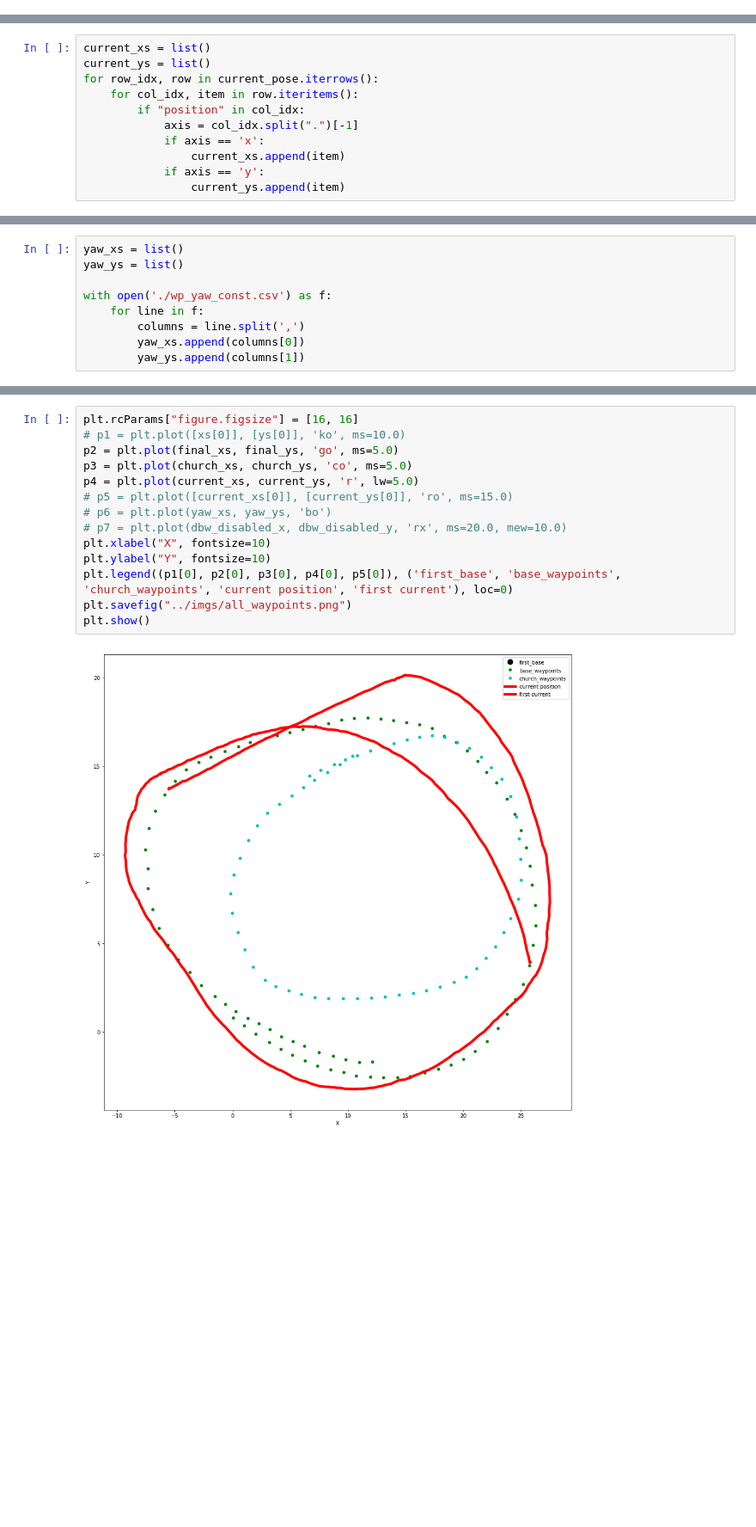
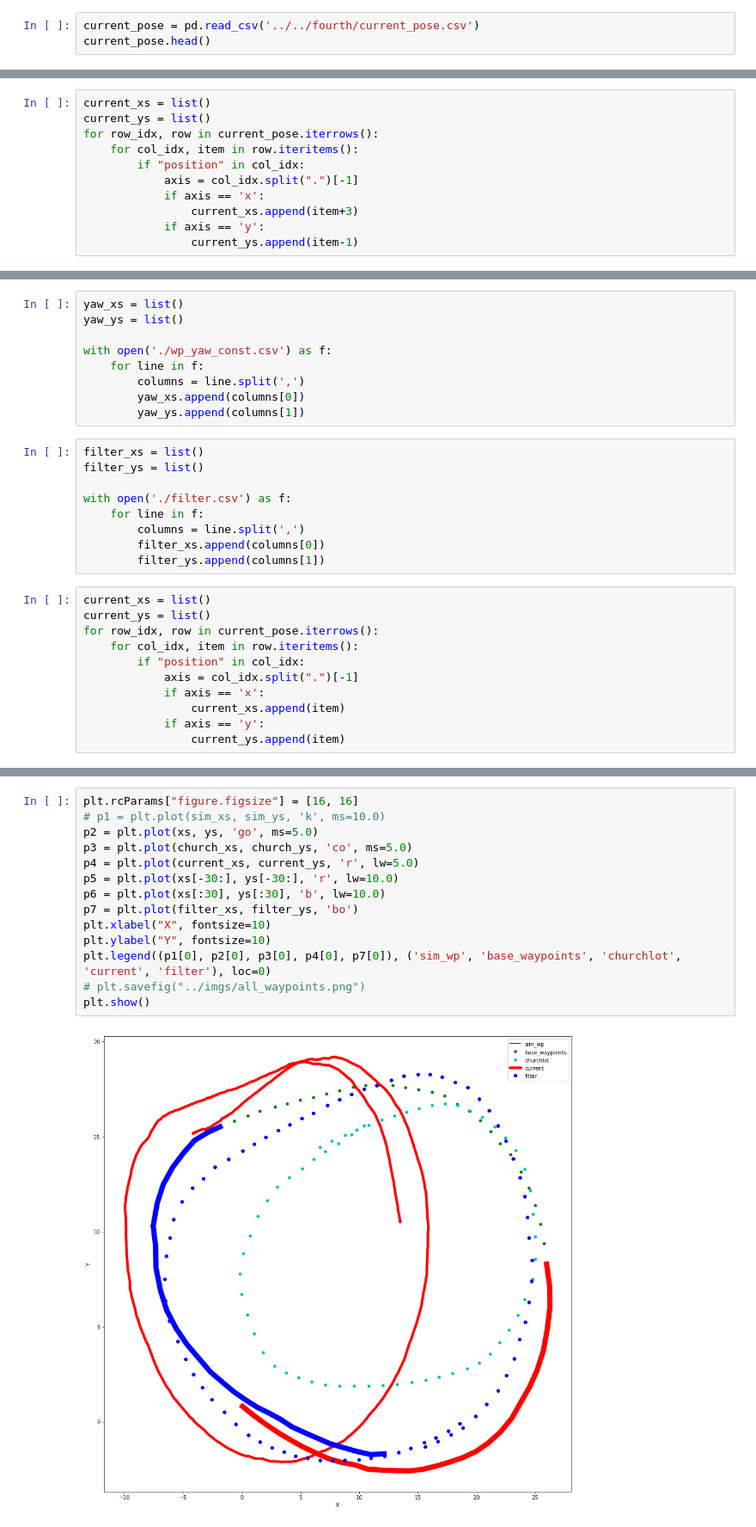
Before and after one commit to andre-froehlich/CarND-Capstone, a Jupyter notebook: data/AnalyzeThirdSubmission.ipynb, the cells around one changed output, grey strips where cells are left out. Shown at 86% size. Cells and saved outputs as stored; diff of their text form; blank space fills up the shorter version.

```diff
--- a/data/AnalyzeThirdSubmission.ipynb
+++ b/data/AnalyzeThirdSubmission.ipynb
@@ -55,0 +155,3 @@ current_pose.head()
+# %%
+current_pose = pd.read_csv('../../fourth/current_pose.csv')
+current_pose.head()
@@ -61,9 +170,9 @@ for row_idx, row in current_pose.iterrows():
         if "position" in col_idx:
             axis = col_idx.split(".")[-1]
             if axis == 'x':
-                current_xs.append(item)
+                current_xs.append(item+3)
             if axis == 'y':
-                current_ys.append(item)
+                current_ys.append(item-1)
 # %%
 dbw_disabled_x, dbw_disabled_y = [11.4271707535, 24.612859726, -1.64931535721, 24.612859726], [19.2077579498, 6.67189359665, 1.00634908676, 6.67189359665]
 dbw_enabled_x, dbw_enabled_y = [-5.48328542709, 25.0346069336, -6.22795438766], [13.7435131073, 2.02203655243, 14.5692100525]
@@ -104,3 +218,23 @@ with open('./wp_yaw_const.csv') as f:
         columns = line.split(',')
         yaw_xs.append(columns[0])
         yaw_ys.append(columns[1])
+# %%
+filter_xs = list()
+filter_ys = list()
+
+with open('./filter.csv') as f:
+    for line in f:
+        columns = line.split(',')
+        filter_xs.append(columns[0])
+        filter_ys.append(columns[1])
+# %%
+current_xs = list()
+current_ys = list()
+for row_idx, row in current_pose.iterrows():
+    for col_idx, item in row.iteritems():
+        if "position" in col_idx:
+            axis = col_idx.split(".")[-1]
+            if axis == 'x':
+                current_xs.append(item)
+            if axis == 'y':
+                current_ys.append(item)
@@ -107,16 +254,16 @@ with open('./wp_yaw_const.csv') as f:
 # %%
 plt.rcParams["figure.figsize"] = [16, 16]
-# p1 = plt.plot([xs[0]], [ys[0]], 'ko', ms=10.0)
-p2 = plt.plot(final_xs, final_ys, 'go', ms=5.0)
+# p1 = plt.plot(sim_xs, sim_ys, 'k', ms=10.0)
+p2 = plt.plot(xs, ys, 'go', ms=5.0)
 p3 = plt.plot(church_xs, church_ys, 'co', ms=5.0)
 p4 = plt.plot(current_xs, current_ys, 'r', lw=5.0)
-# p5 = plt.plot([current_xs[0]], [current_ys[0]], 'ro', ms=15.0)
-# p6 = plt.plot(yaw_xs, yaw_ys, 'bo')
-# p7 = plt.plot(dbw_disabled_x, dbw_disabled_y, 'rx', ms=20.0, mew=10.0)
+p5 = plt.plot(xs[-30:], ys[-30:], 'r', lw=10.0)
+p6 = plt.plot(xs[:30], ys[:30], 'b', lw=10.0)
+p7 = plt.plot(filter_xs, filter_ys, 'bo')
 plt.xlabel("X", fontsize=10)
 plt.ylabel("Y", fontsize=10)
-plt.legend((p1[0], p2[0], p3[0], p4[0], p5[0]), ('first_base', 'base_waypoints', 'church_waypoints', 'current position', 'first current'), loc=0)
-plt.savefig("../imgs/all_waypoints.png")
+plt.legend((p1[0], p2[0], p3[0], p4[0], p7[0]), ('sim_wp', 'base_waypoints', 'churchlot', 'current', 'filter'), loc=0)
+# plt.savefig("../imgs/all_waypoints.png")
 plt.show()
 # %% [output]
-[figure, old version]
+[figure, new version]
```
Also changed, not shown: parts of 20 cells of this notebook, 11 other files.
